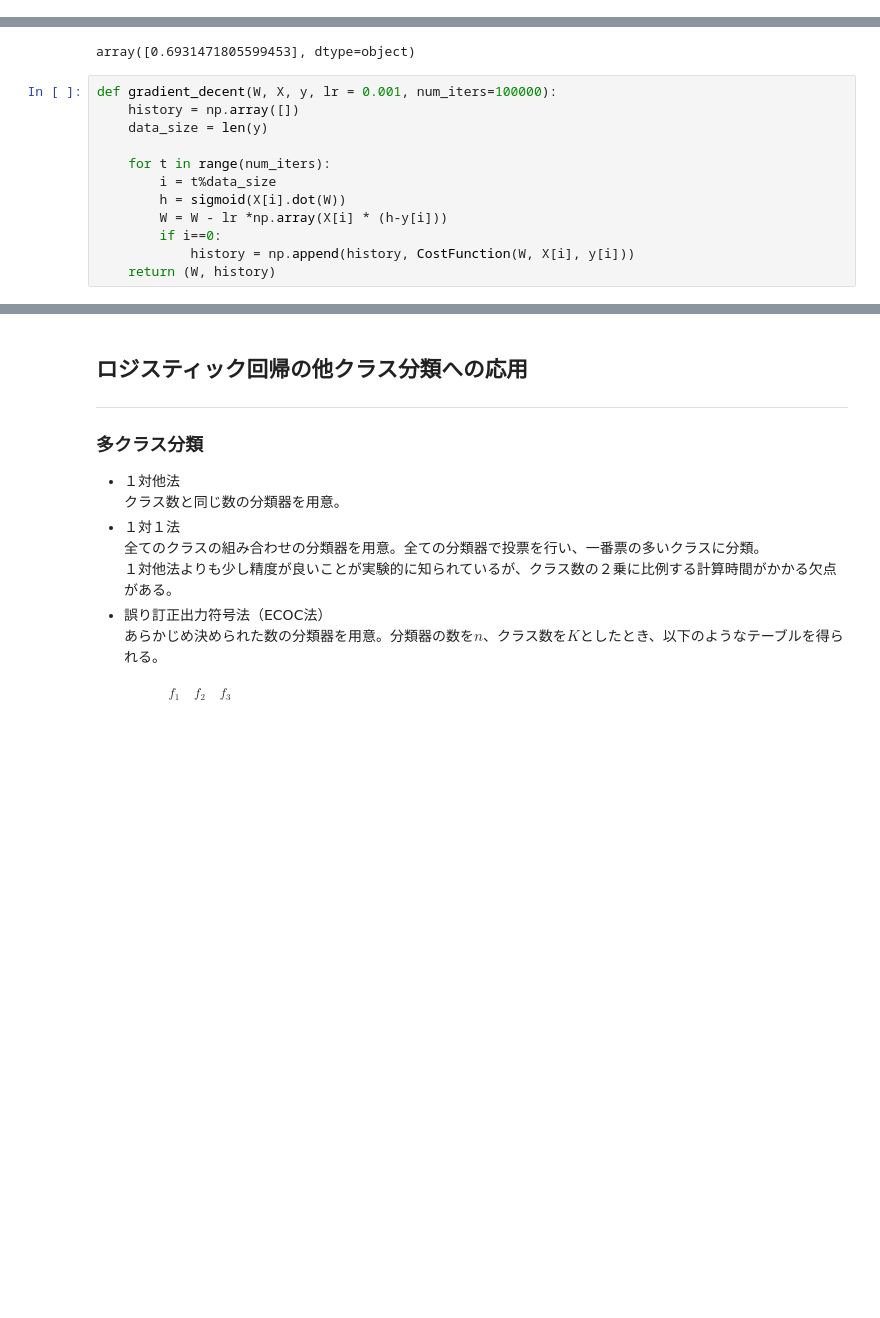
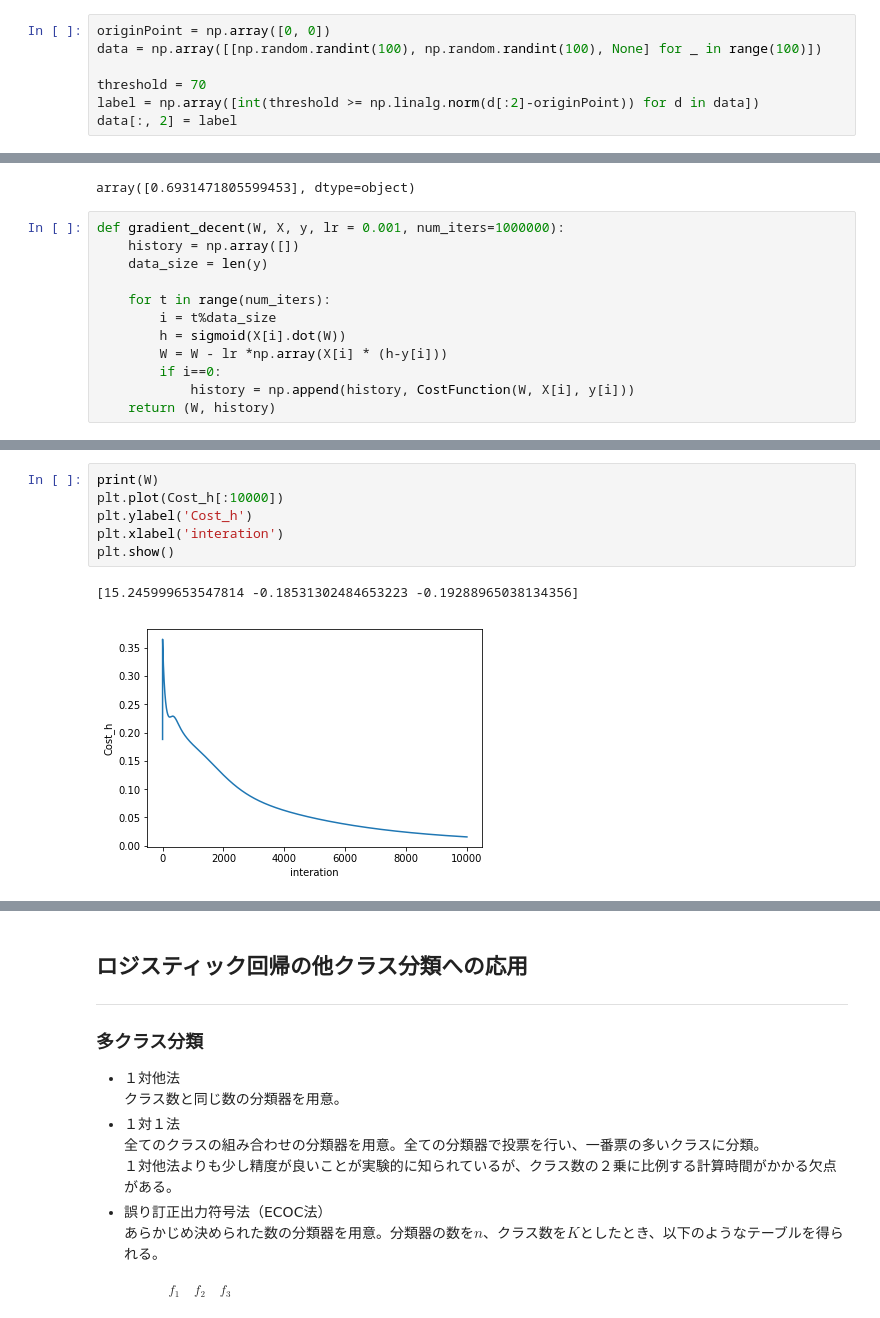
Before and after one commit to louis1022/ML_notebook, a Jupyter notebook: LogisticRegression.ipynb, the cells around one changed output, grey strips where cells are left out. Saved outputs shown, nothing was run; the diff lists cells and outputs as text; blank space fills up the shorter version.

```diff
--- a/LogisticRegression.ipynb
+++ b/LogisticRegression.ipynb
@@ -189,3 +216,10 @@ print(accuracy_cnt/len(y) * 100)
+# %%
+originPoint = np.array([0, 0])
+data = np.array([[np.random.randint(100), np.random.randint(100), None] for _ in range(100)])
+
+threshold = 70
+label = np.array([int(threshold >= np.linalg.norm(d[:2]-originPoint)) for d in data])
+data[:, 2] = label
 # %%
 def sigmoid(z):
     return( 1 / (1 + np.exp( -z )) )
@@ -203,7 +237,7 @@ CostFunction(initial_theta, X[0], y[0])
 # %% [output]
 array([0.6931471805599453], dtype=object)
 # %%
-def gradient_decent(W, X, y, lr = 0.001, num_iters=100000):
+def gradient_decent(W, X, y, lr = 0.001, num_iters=1000000):
     history = np.array([])
     data_size = len(y)
 
@@ -227,0 +263,9 @@ elapsed_time:1.6756980419158936[sec]
+# %%
+print(W)
+plt.plot(Cost_h[:10000])
+plt.ylabel('Cost_h')
+plt.xlabel('interation')
+plt.show()
+# %% [output]
+[15.245999653547814 -0.18531302484653223 -0.19288965038134356]
+[figure, added]
```
Also changed, not shown: parts of 49 cells of this notebook, 1 other file.
